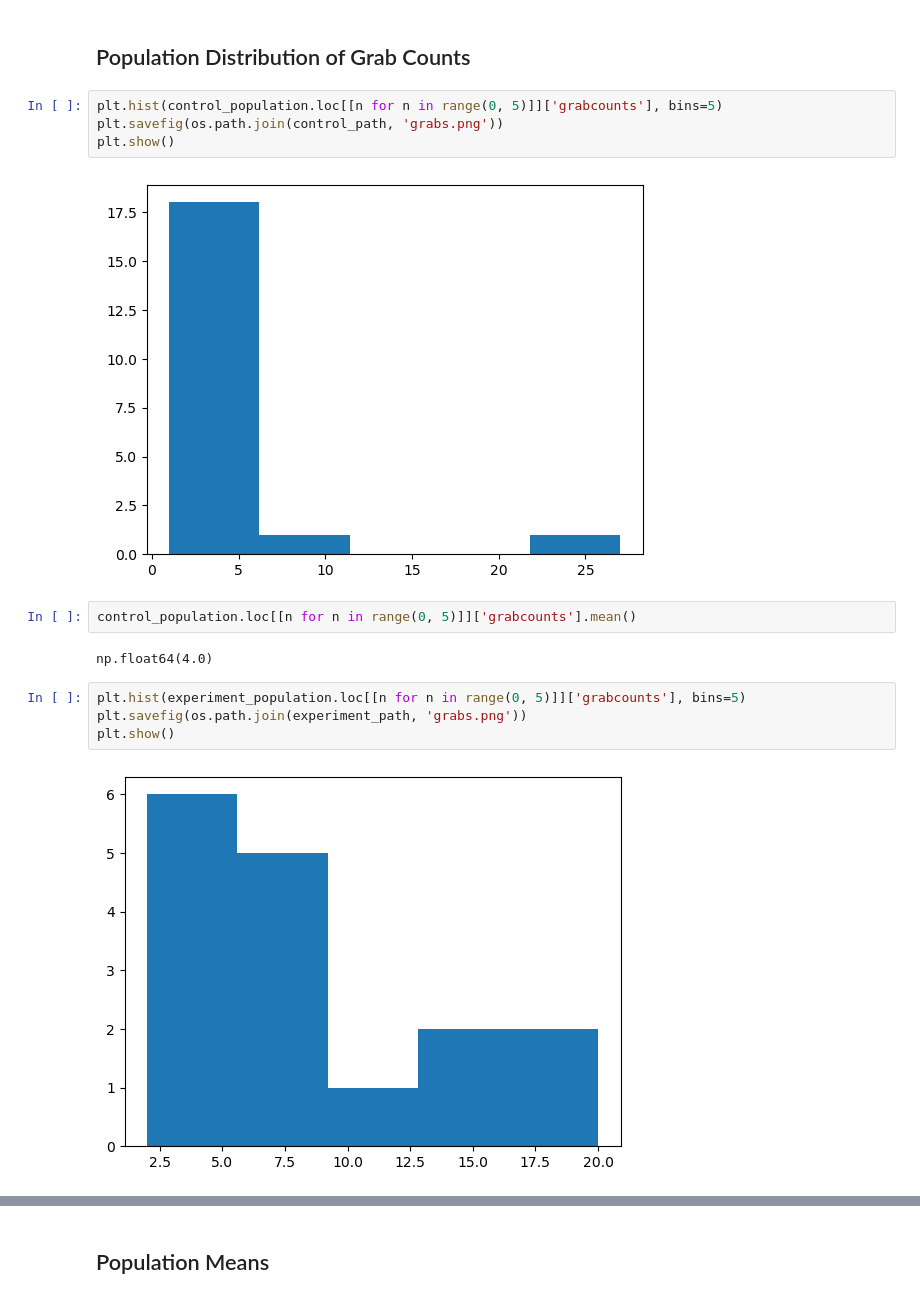
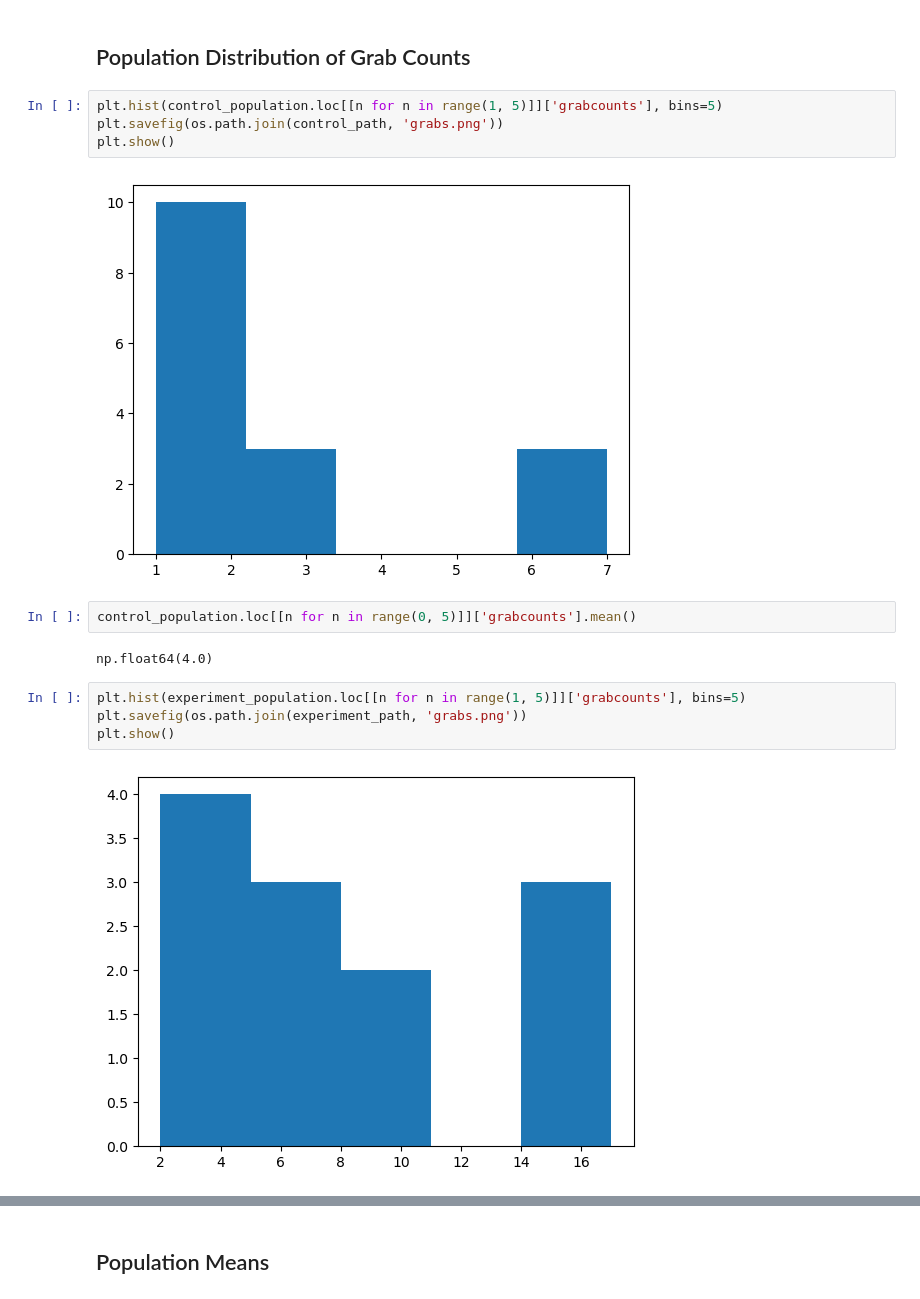
Before and after one commit to scrmbld/253-phase-4, a Jupyter notebook: visualization.ipynb, the cells around one changed output, grey strips where cells are left out. Cells and saved outputs as stored; diff of their text form.

```diff
--- a/visualization.ipynb
+++ b/visualization.ipynb
@@ -68,19 +68,19 @@ np.float64(35.583333333333336)
 # %% [markdown]
 ## Population Distribution of Grab Counts
 # %%
-plt.hist(control_population.loc[[n for n in range(0, 5)]]['grabcounts'], bins=5)
+plt.hist(control_population.loc[[n for n in range(1, 5)]]['grabcounts'], bins=5)
 plt.savefig(os.path.join(control_path, 'grabs.png'))
 plt.show()
 # %% [output]
-[figure, old version]
+[figure, new version]
 # %%
 control_population.loc[[n for n in range(0, 5)]]['grabcounts'].mean()
 # %% [output]
 np.float64(4.0)
 # %%
-plt.hist(experiment_population.loc[[n for n in range(0, 5)]]['grabcounts'], bins=5)
+plt.hist(experiment_population.loc[[n for n in range(1, 5)]]['grabcounts'], bins=5)
 plt.savefig(os.path.join(experiment_path, 'grabs.png'))
 plt.show()
 # %% [output]
-[figure, old version]
+[figure, new version]
 # %%
```
Also changed, not shown: parts of 3 cells of this notebook, 19 other files.
